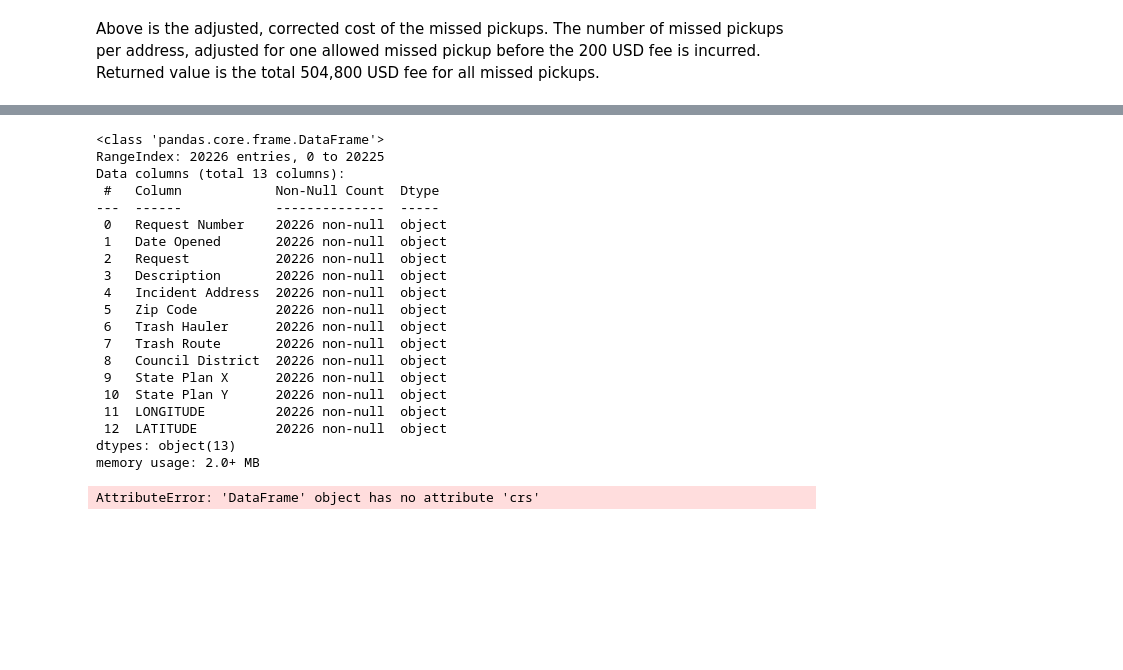
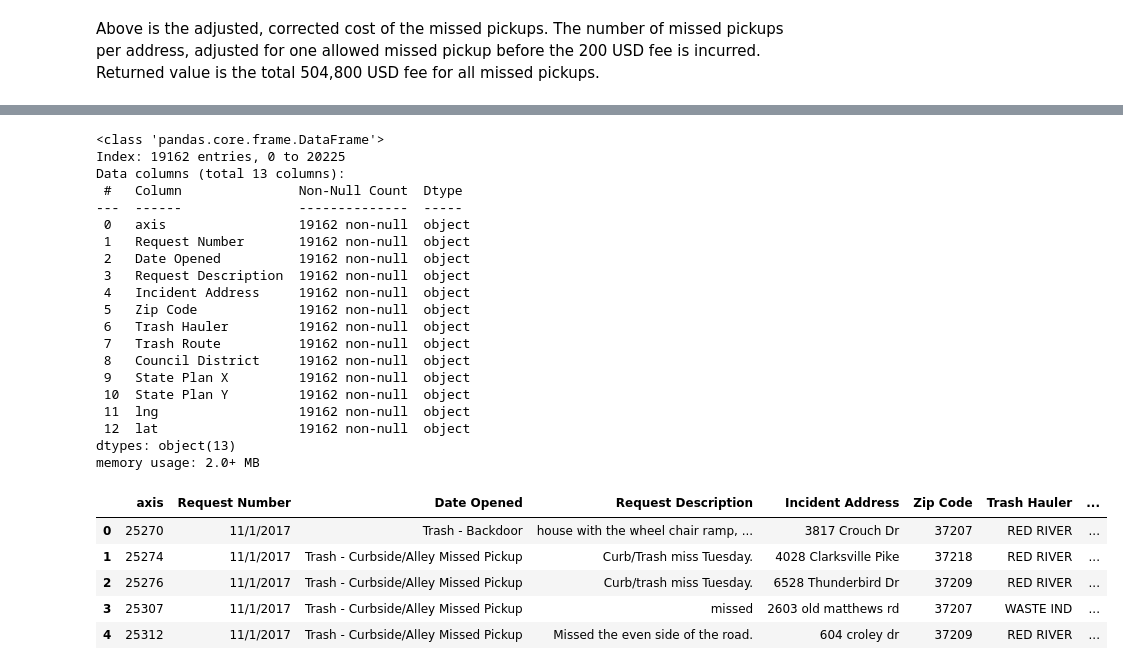
Before and after one commit to NSS-Data-Analytics-Cohort-14/trash-pickups-v2-kshaffer93, a Jupyter notebook: notebooks/trash.ipynb, the cells around one changed output, grey strips where cells are left out. Cells and saved outputs as stored; diff of their text form; code cells hidden in the pictures; blank space fills up the shorter version.

```diff
--- a/notebooks/trash.ipynb
+++ b/notebooks/trash.ipynb
@@ -184,29 +193,37 @@ trash_geo
+# %%
+trash_geo.replace('', np.nan, inplace=True)
+trash_geo.dropna(inplace=True)
 # %%
 trash_geo.info()
 # %% [output]
 <class 'pandas.core.frame.DataFrame'>
-RangeIndex: 20226 entries, 0 to 20225
+Index: 19162 entries, 0 to 20225
 Data columns (total 13 columns):
- #   Column            Non-Null Count  Dtype
----  ------            --------------  -----
- 0   Request Number    20226 non-null  object
- 1   Date Opened       20226 non-null  object
- 2   Request           20226 non-null  object
- 3   Description       20226 non-null  object
- 4   Incident Address  20226 non-null  object
- 5   Zip Code          20226 non-null  object
- 6   Trash Hauler      20226 non-null  object
- 7   Trash Route       20226 non-null  object
- 8   Council District  20226 non-null  object
- 9   State Plan X      20226 non-null  object
- 10  State Plan Y      20226 non-null  object
- 11  LONGITUDE         20226 non-null  object
- 12  LATITUDE          20226 non-null  object
+ #   Column               Non-Null Count  Dtype
+---  ------               --------------  -----
+ 0   axis                 19162 non-null  object
+ 1   Request Number       19162 non-null  object
+ 2   Date Opened          19162 non-null  object
+ 3   Request Description  19162 non-null  object
+ 4   Incident Address     19162 non-null  object
+ 5   Zip Code             19162 non-null  object
+ 6   Trash Hauler         19162 non-null  object
+ 7   Trash Route          19162 non-null  object
+ 8   Council District     19162 non-null  object
+ 9   State Plan X         19162 non-null  object
+ 10  State Plan Y         19162 non-null  object
+ 11  lng                  19162 non-null  object
+ 12  lat                  19162 non-null  object
 dtypes: object(13)
 memory usage: 2.0+ MB
-# %%
-other_geo = gpd.GeoDataFrame(trash_geo,
-                           crs = trash_geo.crs,
-                           geometry = gpd.points_from_xy(trash_geo['LONGITUDE'].lng, trash_geo['LATITUDE'].lng))
-# %% [output]
-AttributeError: 'DataFrame' object has no attribute 'crs'
+# %%
+trash_geo.columns = ['axis', 'Request Number', 'Date Opened', 'Request Description', 'Incident Address', 'Zip Code', 'Trash Hauler', 'Trash Route',	'Council District',	'State Plan X',	'State Plan Y',	'lng', 'lat']
+# %%
+trash_geo.head()
+# %% [output]
+|  | axis | Request Number | Date Opened | Request Description | Incident Address | Zip Code | Trash Hauler | ... |
+| 0 | 25270 | 11/1/2017 | Trash - Backdoor | house with the wheel chair ramp, ... | 3817 Crouch Dr | 37207 | RED RIVER | ... |
+| 1 | 25274 | 11/1/2017 | Trash - Curbside/Alley Missed Pickup | Curb/Trash miss Tuesday. | 4028 Clarksville Pike | 37218 | RED RIVER | ... |
+| 2 | 25276 | 11/1/2017 | Trash - Curbside/Alley Missed Pickup | Curb/trash miss Tuesday. | 6528 Thunderbird Dr | 37209 | RED RIVER | ... |
+| 3 | 25307 | 11/1/2017 | Trash - Curbside/Alley Missed Pickup | missed | 2603 old matthews rd | 37207 | WASTE IND | ... |
+| 4 | 25312 | 11/1/2017 | Trash - Curbside/Alley Missed Pickup | Missed the even side of the road. | 604 croley dr | 37209 | RED RIVER | ... |
```
Also changed, not shown: parts of 10 cells of this notebook.
